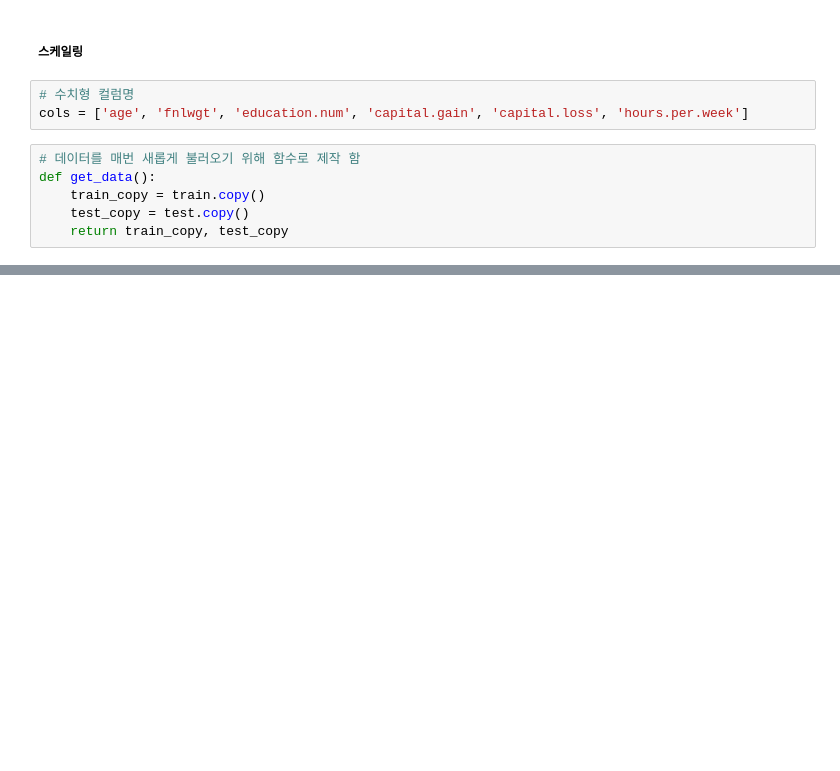
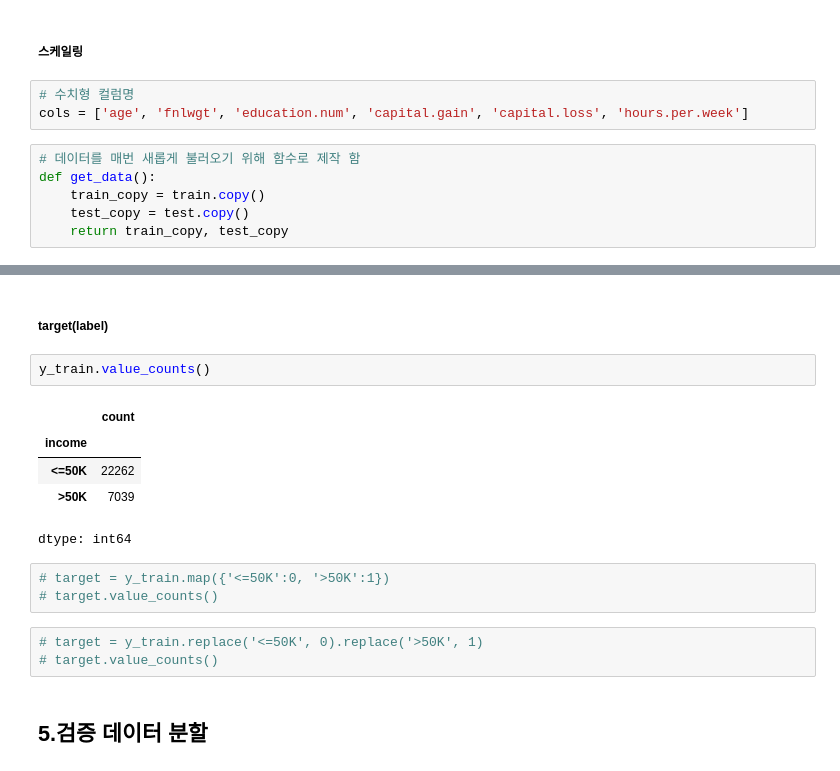
Before and after one commit to va4756/algio_sklearn, a Jupyter notebook: bigdata_sinagong_part2.ipynb, the cells around one changed output, grey strips where cells are left out. Saved outputs shown, nothing was run; the diff lists cells and outputs as text; blank space fills up the shorter version.

```diff
--- a/bigdata_sinagong_part2.ipynb
+++ b/bigdata_sinagong_part2.ipynb
@@ -414,0 +458,18 @@ def get_data():
+# %% [markdown]
+##### target(label)
+# %%
+y_train.value_counts()
+# %% [output]
+|  | count |
+| income |  |
+| <=50K | 22262 |
+| >50K | 7039 |
+dtype: int64
+# %%
+# target = y_train.map({'<=50K':0, '>50K':1})
+# target.value_counts()
+# %%
+# target = y_train.replace('<=50K', 0).replace('>50K', 1)
+# target.value_counts()
+# %% [markdown]
+## 5.검증 데이터 분할
```
Also changed, not shown: parts of 17 cells of this notebook.
